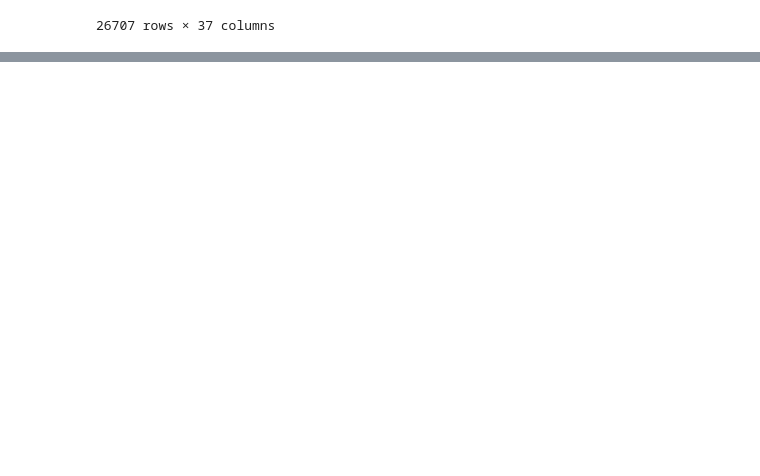
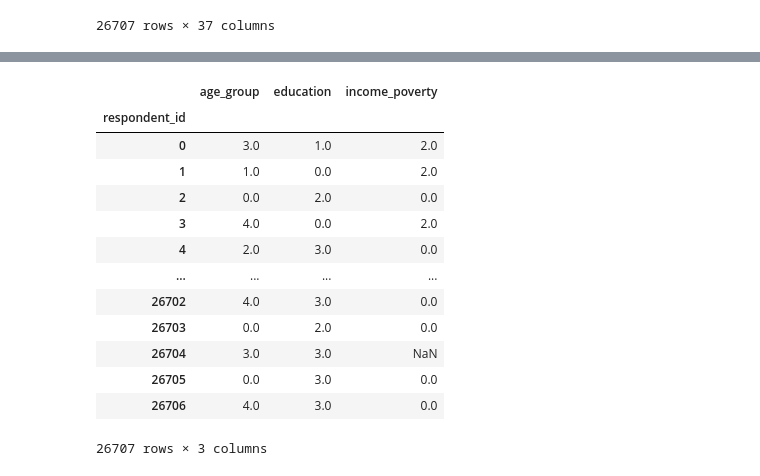
Before and after one commit to ajf97/flu_shot_learning, a Jupyter notebook: notebooks/preprocessing_experiment.ipynb, the cells around one changed output, grey strips where cells are left out. Drawn from its saved outputs; the diff is of its cells as text; code cells hidden in the pictures; blank space fills up the shorter version.

```diff
--- a/notebooks/preprocessing_experiment.ipynb
+++ b/notebooks/preprocessing_experiment.ipynb
@@ -54,0 +62,40 @@ pd.__version__
+# %%
+columns_subset = ['h1n1_concern', 'h1n1_knowledge', 'doctor_recc_h1n1', 'doctor_recc_seasonal',
+                 'chronic_med_condition', 'opinion_h1n1_vacc_effective', 'opinion_h1n1_risk',
+                 'opinion_h1n1_sick_from_vacc', 'opinion_seas_vacc_effective', 'opinion_seas_risk',
+                 'opinion_seas_sick_from_vacc', 'age_group', 'education', 'income_poverty']
+
+train_subset = data.loc[:, columns_subset]
+
+train_subset_numeric = train_subset.loc[:, ['h1n1_concern', 'h1n1_knowledge', 'doctor_recc_h1n1', 'doctor_recc_seasonal',
+                 'chronic_med_condition', 'opinion_h1n1_vacc_effective', 'opinion_h1n1_risk',
+                 'opinion_h1n1_sick_from_vacc', 'opinion_seas_vacc_effective', 'opinion_seas_risk',
+                 'opinion_seas_sick_from_vacc']]
+
+train_subset_str = train_subset.loc[:, [ 'age_group', 'education', 'income_poverty']]
+
+# Fill NA of numeric with median of column
+imp_train = SimpleImputer(missing_values=np.nan, strategy='median')
+train_subset_numeric_imputed = pd.DataFrame(imp_train.fit_transform(train_subset_numeric),
+                                            columns = train_subset_numeric.columns,
+                                            index = train_subset_numeric.index)
+
+# Scale numeric columns
+scaler_train = StandardScaler()
+train_subset_numeric_imputed = pd.DataFrame(scaler_train.fit_transform(train_subset_numeric_imputed),
+                                            columns = train_subset_numeric.columns,
+                                            index = train_subset_numeric.index)
+
+# Fill NA of str columns with unknown
+imp_train = SimpleImputer(missing_values=np.nan, strategy='constant', fill_value = 'unknown')
+train_subset_str_imputed = pd.DataFrame(imp_train.fit_transform(train_subset_str),
+                                            columns = train_subset_str.columns,
+                                            index = train_subset_str.index)
+
+# Re-join data
+imputed_train = pd.concat([train_subset_numeric_imputed, train_subset_str_imputed], axis=1).join(train_labels)
+# %%
+ordinal_encoder = OrdinalEncoder()
+ordinal_encoder.fit(train_subset_str)
+training_encoded = ordinal_encoder.transform(train_subset_str)
+training_encoded
@@ -54,0 +110,18 @@ pd.__version__
+# %%
+encoded_categorical_df = pd.DataFrame(training_encoded, columns=train_subset_str.columns, index=train_subset_str.index)
+encoded_categorical_df
+# %% [output]
+|  | age_group | education | income_poverty |
+| respondent_id |  |  |  |
+| 0 | 3.0 | 1.0 | 2.0 |
+| 1 | 1.0 | 0.0 | 2.0 |
+| 2 | 0.0 | 2.0 | 0.0 |
+| 3 | 4.0 | 0.0 | 2.0 |
+| 4 | 2.0 | 3.0 | 0.0 |
+| ... | ... | ... | ... |
+| 26702 | 4.0 | 3.0 | 0.0 |
+| 26703 | 0.0 | 2.0 | 0.0 |
+| 26704 | 3.0 | 3.0 | NaN |
+| 26705 | 0.0 | 3.0 | 0.0 |
+| 26706 | 4.0 | 3.0 | 0.0 |
+26707 rows × 3 columns
```
Also changed, not shown: parts of 12 cells of this notebook, 7 other files.
